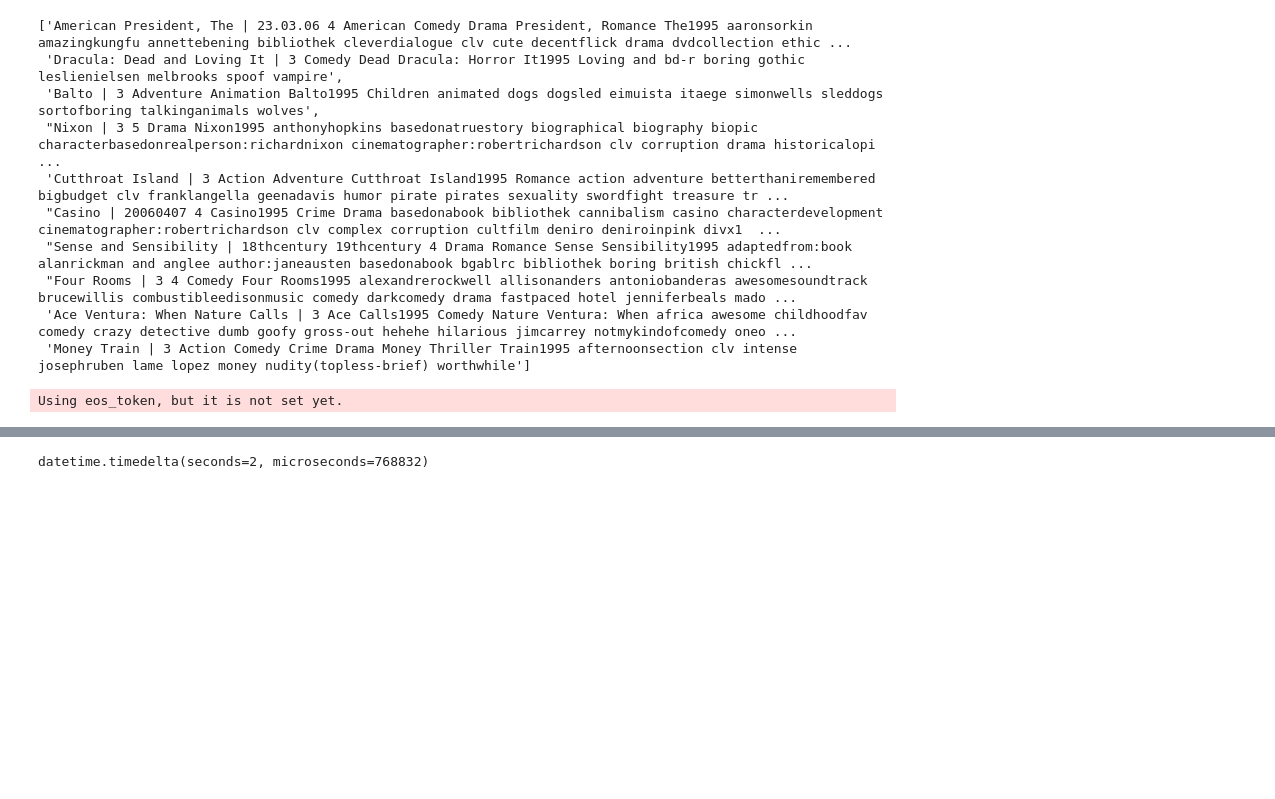
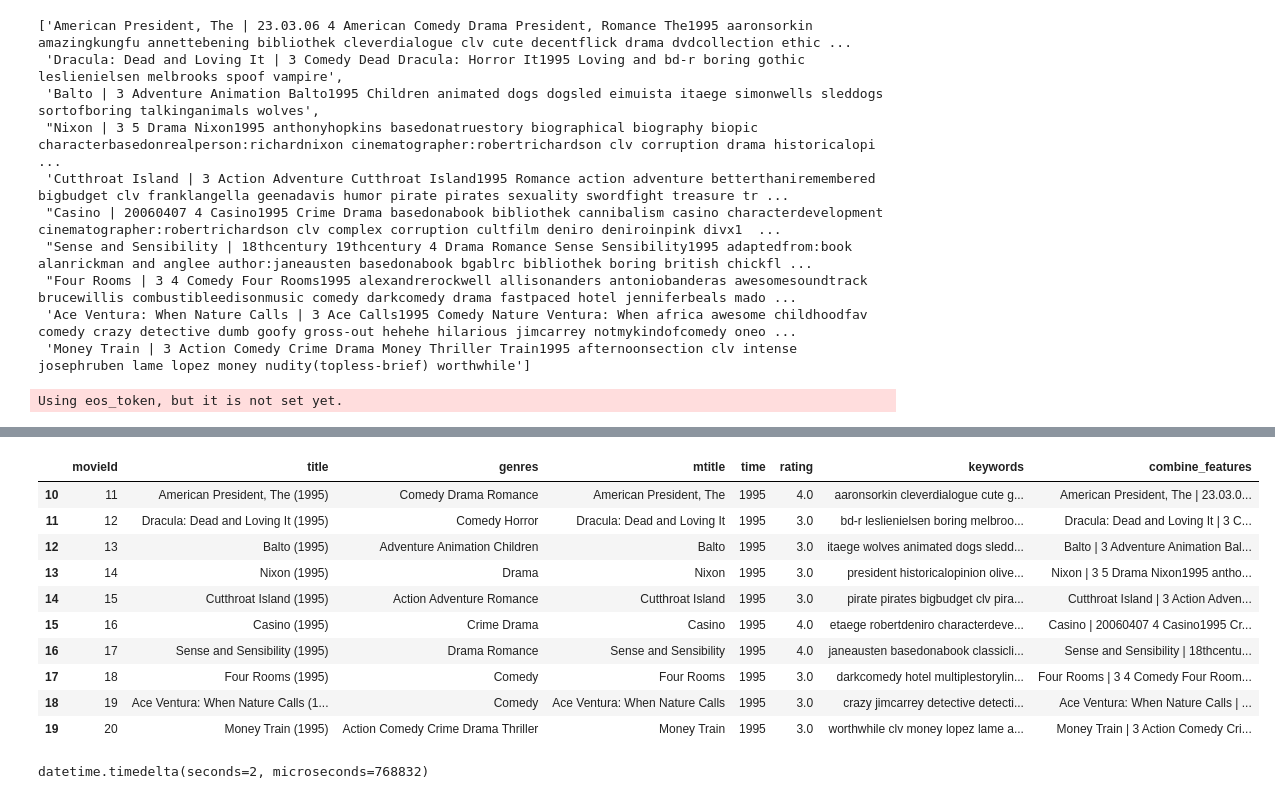
Before and after one commit to Elnifio/Elnifio.github.io, a Jupyter notebook: Codes/Unsupervised-Provisional.ipynb, the cells around one changed output, grey strips where cells are left out. Saved outputs shown, nothing was run; the diff lists cells and outputs as text; code cells hidden in the pictures; blank space fills up the shorter version.

```diff
--- a/Codes/Unsupervised-Provisional.ipynb
+++ b/Codes/Unsupervised-Provisional.ipynb
@@ -44,3 +47,17 @@ Using eos_token, but it is not set yet.
+# %%
+d2
+# %% [output]
+|  | movieId | title | genres | mtitle | time | rating | keywords | combine_features |
+| 10 | 11 | American President, The (1995) | Comedy Drama Romance | American President, The | 1995 | 4.0 | aaronsorkin cleverdialogue cute g... | American President, The | 23.03.0... |
+| 11 | 12 | Dracula: Dead and Loving It (1995) | Comedy Horror | Dracula: Dead and Loving It | 1995 | 3.0 | bd-r leslienielsen boring melbroo... | Dracula: Dead and Loving It | 3 C... |
+| 12 | 13 | Balto (1995) | Adventure Animation Children | Balto | 1995 | 3.0 | itaege wolves animated dogs sledd... | Balto | 3 Adventure Animation Bal... |
+| 13 | 14 | Nixon (1995) | Drama | Nixon | 1995 | 3.0 | president historicalopinion olive... | Nixon | 3 5 Drama Nixon1995 antho... |
+| 14 | 15 | Cutthroat Island (1995) | Action Adventure Romance | Cutthroat Island | 1995 | 3.0 | pirate pirates bigbudget clv pira... | Cutthroat Island | 3 Action Adven... |
+| 15 | 16 | Casino (1995) | Crime Drama | Casino | 1995 | 4.0 | etaege robertdeniro characterdeve... | Casino | 20060407 4 Casino1995 Cr... |
+| 16 | 17 | Sense and Sensibility (1995) | Drama Romance | Sense and Sensibility | 1995 | 4.0 | janeausten basedonabook classicli... | Sense and Sensibility | 18thcentu... |
+| 17 | 18 | Four Rooms (1995) | Comedy | Four Rooms | 1995 | 3.0 | darkcomedy hotel multiplestorylin... | Four Rooms | 3 4 Comedy Four Room... |
+| 18 | 19 | Ace Ventura: When Nature Calls (1... | Comedy | Ace Ventura: When Nature Calls | 1995 | 3.0 | crazy jimcarrey detective detecti... | Ace Ventura: When Nature Calls | ... |
+| 19 | 20 | Money Train (1995) | Action Comedy Crime Drama Thriller | Money Train | 1995 | 3.0 | worthwhile clv money lopez lame a... | Money Train | 3 Action Comedy Cri... |
 # %%
 from datetime import datetime
 start = datetime.now()
```
Also changed, not shown: parts of 3 cells of this notebook.
